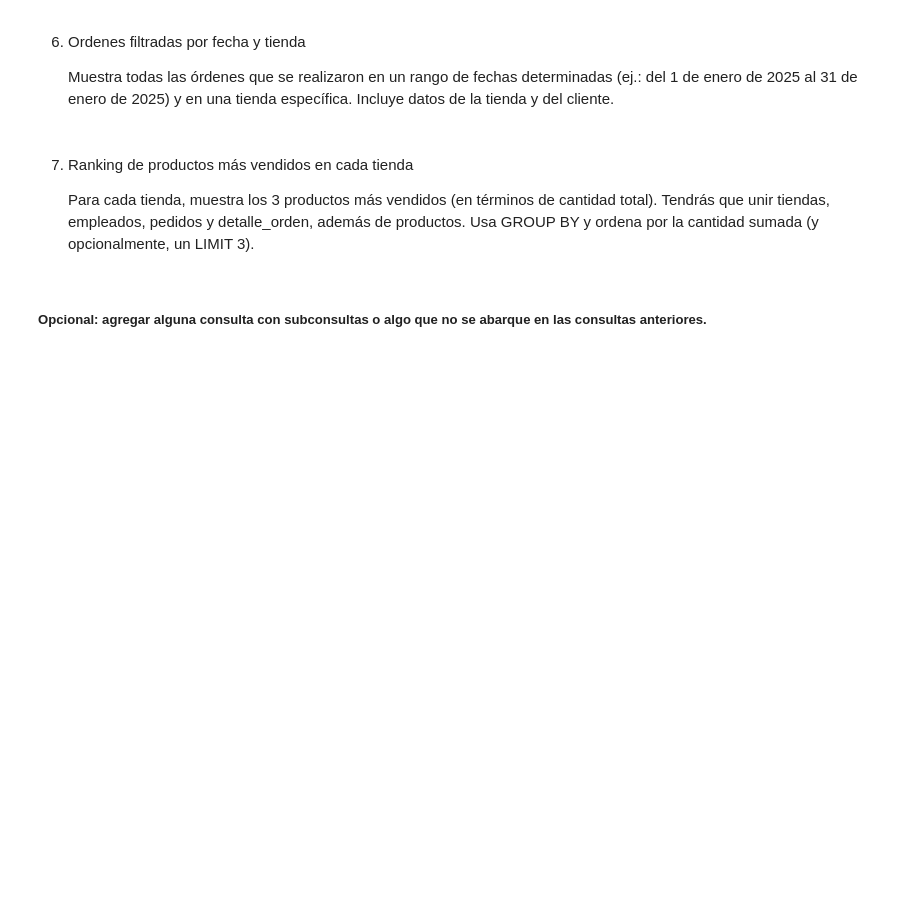
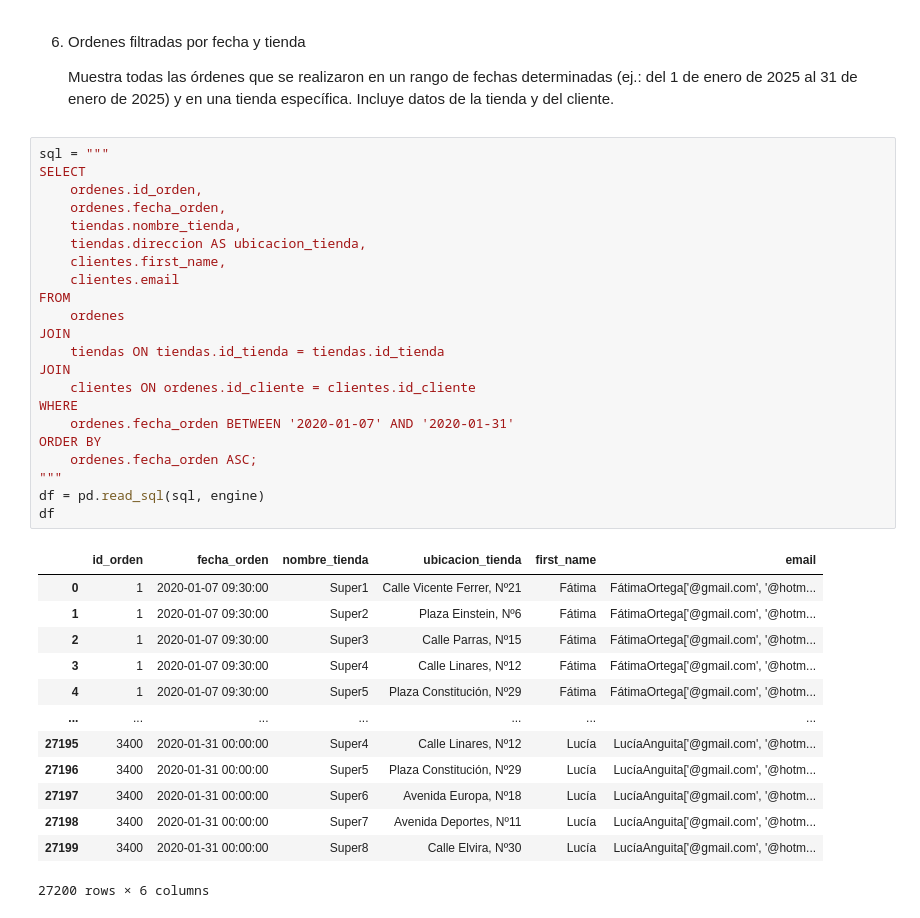
Before and after one commit to CarmenBarrancoGarcia/Carmen_cienciadatos, a Jupyter notebook: Módulo4_ Bases_Datos/M4_Carmen_Barranco_García.ipynb, the cells around one changed output. Cells and saved outputs as stored; diff of their text form; blank space fills up the shorter version.

```diff
--- a/Módulo4_ Bases_Datos/M4_Carmen_Barranco_García.ipynb
+++ b/Módulo4_ Bases_Datos/M4_Carmen_Barranco_García.ipynb
@@ -446,12 +592,39 @@ df_detalle_ordenes.to_sql("detalle_ordenes", con= engine, if_exists="append", in
 
     Muestra todas las órdenes que se realizaron en un rango de fechas determinadas (ej.: del 1 de enero de 2025 al 31 de enero de 2025) y en una tienda específica.
     Incluye datos de la tienda y del cliente.
-# %% [markdown]
-7. Ranking de productos más vendidos en cada tienda
-
-
-    Para cada tienda, muestra los 3 productos más vendidos (en términos de cantidad total).
-    Tendrás que unir tiendas, empleados, pedidos y detalle_orden, además de productos.
-    Usa GROUP BY y ordena por la cantidad sumada (y opcionalmente, un LIMIT 3).
-# %% [markdown]
-##### Opcional: agregar alguna consulta con subconsultas o algo que no se abarque en las consultas anteriores.
+# %%
+sql = """
+SELECT
+	ordenes.id_orden,
+    ordenes.fecha_orden,
+    tiendas.nombre_tienda,
+    tiendas.direccion AS ubicacion_tienda,
+    clientes.first_name,
+    clientes.email
+FROM
+    ordenes
+JOIN
+    tiendas ON tiendas.id_tienda = tiendas.id_tienda
+JOIN
+	clientes ON ordenes.id_cliente = clientes.id_cliente
+WHERE
+    ordenes.fecha_orden BETWEEN '2020-01-07' AND '2020-01-31'
+ORDER BY
+    ordenes.fecha_orden ASC;
+"""
+df = pd.read_sql(sql, engine)
+df
+# %% [output]
+|  | id_orden | fecha_orden | nombre_tienda | ubicacion_tienda | first_name | email |
+| 0 | 1 | 2020-01-07 09:30:00 | Super1 | Calle Vicente Ferrer, Nº21 | Fátima | FátimaOrtega['@gmail.com', '@hotm... |
+| 1 | 1 | 2020-01-07 09:30:00 | Super2 | Plaza Einstein, Nº6 | Fátima | FátimaOrtega['@gmail.com', '@hotm... |
+| 2 | 1 | 2020-01-07 09:30:00 | Super3 | Calle Parras, Nº15 | Fátima | FátimaOrtega['@gmail.com', '@hotm... |
+| 3 | 1 | 2020-01-07 09:30:00 | Super4 | Calle Linares, Nº12 | Fátima | FátimaOrtega['@gmail.com', '@hotm... |
+| 4 | 1 | 2020-01-07 09:30:00 | Super5 | Plaza Constitución, Nº29 | Fátima | FátimaOrtega['@gmail.com', '@hotm... |
+| ... | ... | ... | ... | ... | ... | ... |
+| 27195 | 3400 | 2020-01-31 00:00:00 | Super4 | Calle Linares, Nº12 | Lucía | LucíaAnguita['@gmail.com', '@hotm... |
+| 27196 | 3400 | 2020-01-31 00:00:00 | Super5 | Plaza Constitución, Nº29 | Lucía | LucíaAnguita['@gmail.com', '@hotm... |
+| 27197 | 3400 | 2020-01-31 00:00:00 | Super6 | Avenida Europa, Nº18 | Lucía | LucíaAnguita['@gmail.com', '@hotm... |
+| 27198 | 3400 | 2020-01-31 00:00:00 | Super7 | Avenida Deportes, Nº11 | Lucía | LucíaAnguita['@gmail.com', '@hotm... |
+| 27199 | 3400 | 2020-01-31 00:00:00 | Super8 | Calle Elvira, Nº30 | Lucía | LucíaAnguita['@gmail.com', '@hotm... |
+27200 rows × 6 columns
```
Also changed, not shown: parts of 10 cells of this notebook.
